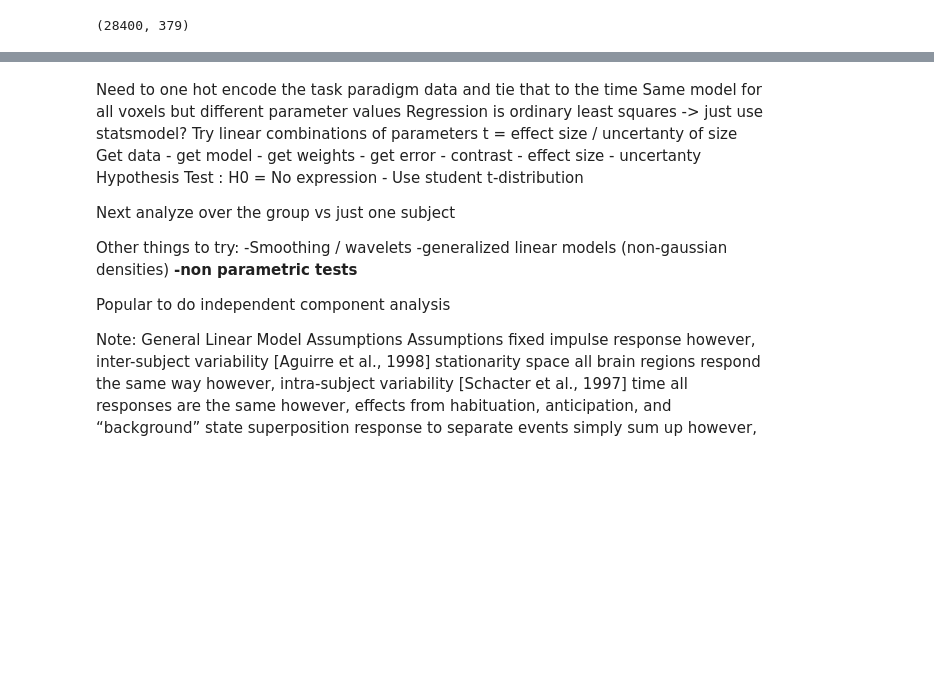
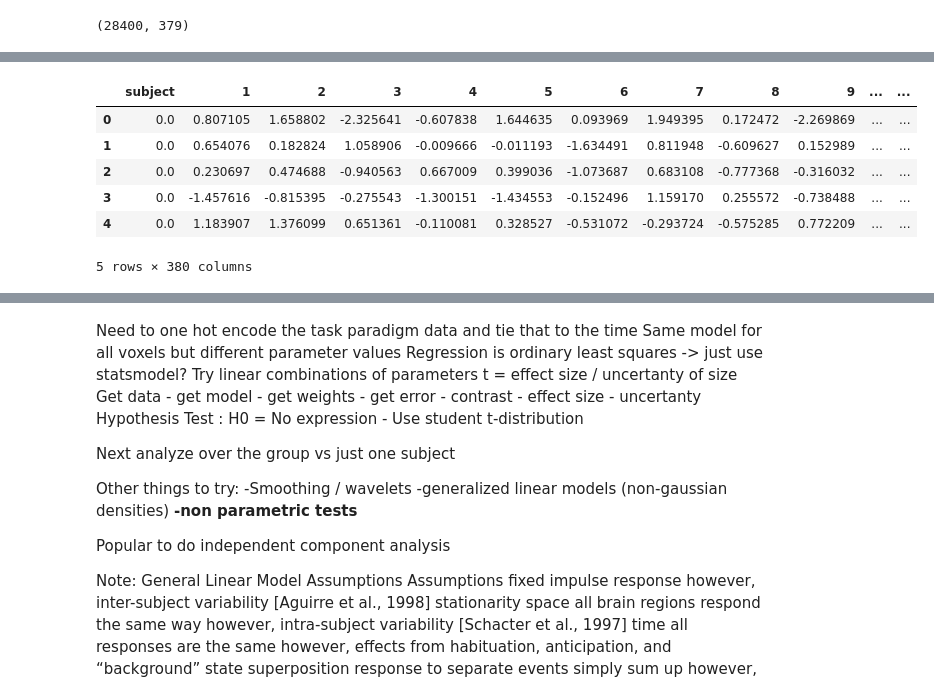
Before and after one commit to alec-flowers/machine-learning-cs433-p2, a Jupyter notebook: data_exploraiton.ipynb, the cells around one changed output, grey strips where cells are left out. Cells and saved outputs as stored; diff of their text form; code cells hidden in the pictures; blank space fills up the shorter version.

```diff
--- a/data_exploraiton.ipynb
+++ b/data_exploraiton.ipynb
@@ -78,0 +48,10 @@ out_df[out_df[0]==0].iloc[:,100].plot()
+# %%
+fMRI_df.head()
+# %% [output]
+|  | subject | 1 | 2 | 3 | 4 | 5 | 6 | 7 | 8 | 9 | ... | ... |
+| 0 | 0.0 | 0.807105 | 1.658802 | -2.325641 | -0.607838 | 1.644635 | 0.093969 | 1.949395 | 0.172472 | -2.269869 | ... | ... |
+| 1 | 0.0 | 0.654076 | 0.182824 | 1.058906 | -0.009666 | -0.011193 | -1.634491 | 0.811948 | -0.609627 | 0.152989 | ... | ... |
+| 2 | 0.0 | 0.230697 | 0.474688 | -0.940563 | 0.667009 | 0.399036 | -1.073687 | 0.683108 | -0.777368 | -0.316032 | ... | ... |
+| 3 | 0.0 | -1.457616 | -0.815395 | -0.275543 | -1.300151 | -1.434553 | -0.152496 | 1.159170 | 0.255572 | -0.738488 | ... | ... |
+| 4 | 0.0 | 1.183907 | 1.376099 | 0.651361 | -0.110081 | 0.328527 | -0.531072 | -0.293724 | -0.575285 | 0.772209 | ... | ... |
+5 rows × 380 columns
```
Also changed, not shown: parts of 24 cells of this notebook.
